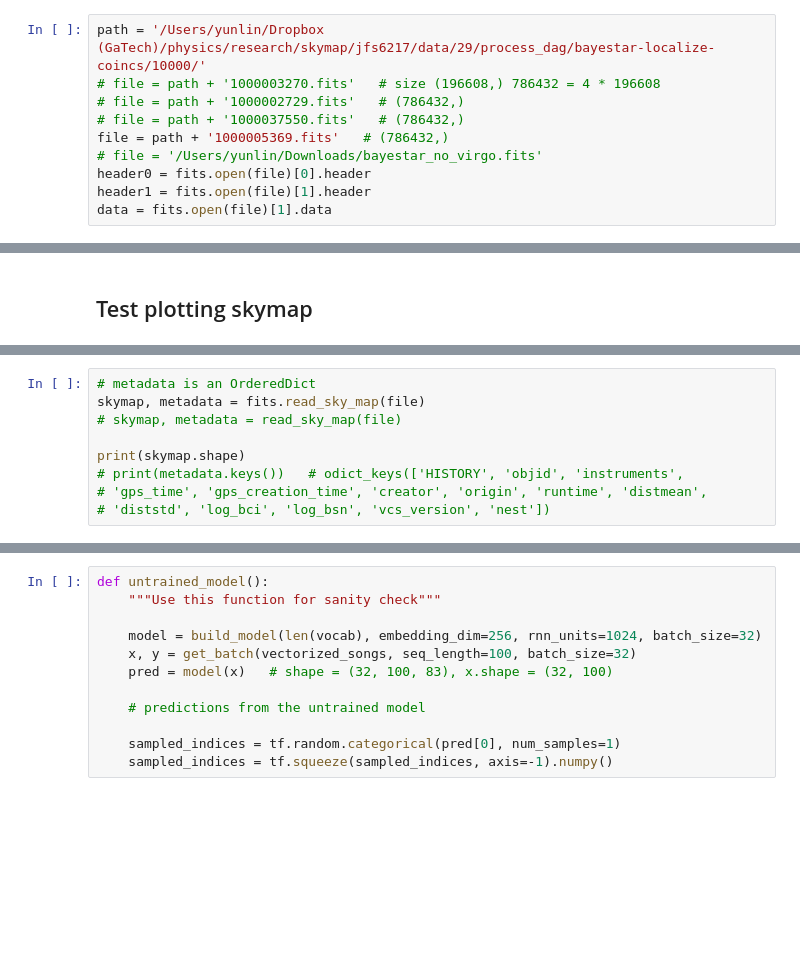
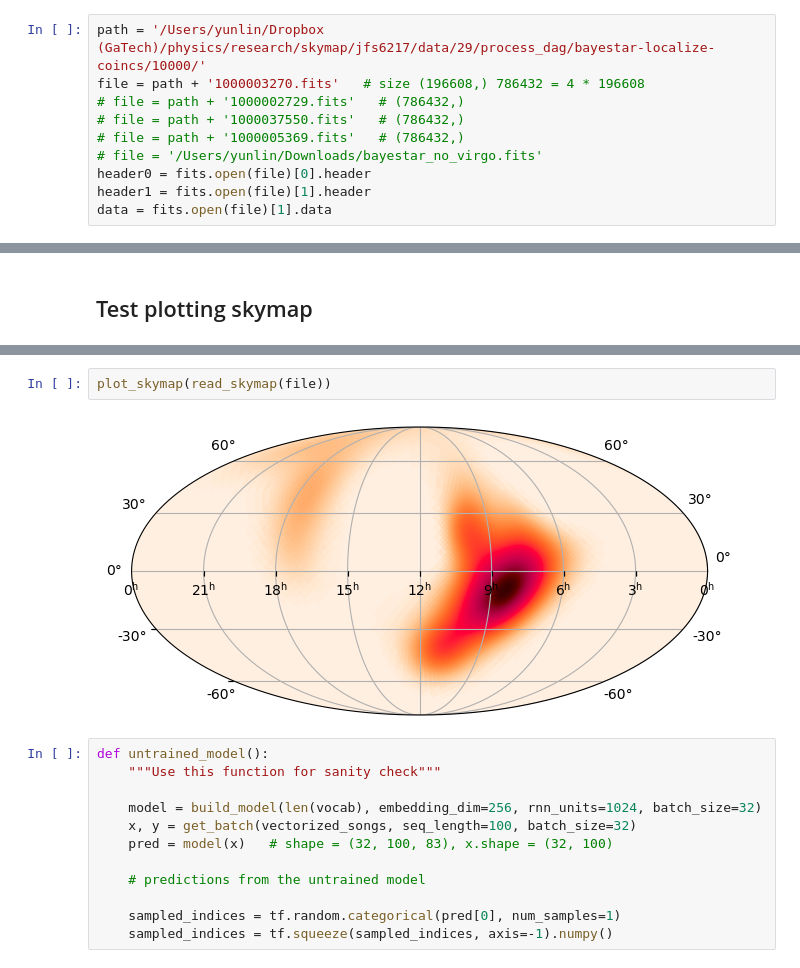
Before and after one commit to Yunlin-Zeng/skymap, a Jupyter notebook: skymap.ipynb, the cells around one changed output, grey strips where cells are left out. Drawn from its saved outputs; the diff is of its cells as text; blank space fills up the shorter version.

```diff
--- a/skymap.ipynb
+++ b/skymap.ipynb
@@ -17,9 +11,9 @@ from os.path import isfile, isdir, join
 # %%
 path = '/Users/yunlin/Dropbox (GaTech)/physics/research/skymap/jfs6217/data/29/process_dag/bayestar-localize-coincs/10000/'
-# file = path + '1000003270.fits'   # size (196608,) 786432 = 4 * 196608
+file = path + '1000003270.fits'   # size (196608,) 786432 = 4 * 196608
 # file = path + '1000002729.fits'   # (786432,)
 # file = path + '1000037550.fits'   # (786432,)
-file = path + '1000005369.fits'   # (786432,)
+# file = path + '1000005369.fits'   # (786432,)
 # file = '/Users/yunlin/Downloads/bayestar_no_virgo.fits'
 header0 = fits.open(file)[0].header
 header1 = fits.open(file)[1].header
@@ -86,9 +45,0 @@ ax_inset.plot(
-# %%
-# metadata is an OrderedDict
-skymap, metadata = fits.read_sky_map(file)
-# skymap, metadata = read_sky_map(file)
-
-print(skymap.shape)
-# print(metadata.keys())   # odict_keys(['HISTORY', 'objid', 'instruments',
-# 'gps_time', 'gps_creation_time', 'creator', 'origin', 'runtime', 'distmean',
-# 'diststd', 'log_bci', 'log_bsn', 'vcs_version', 'nest'])
@@ -196,3 +104,7 @@ snr = read_xml_example()
+# %%
+plot_skymap(read_skymap(file))
+# %% [output]
+[figure, added]
 # %%
 def untrained_model():
     """Use this function for sanity check"""
```
Also changed, not shown: parts of 32 cells of this notebook.
